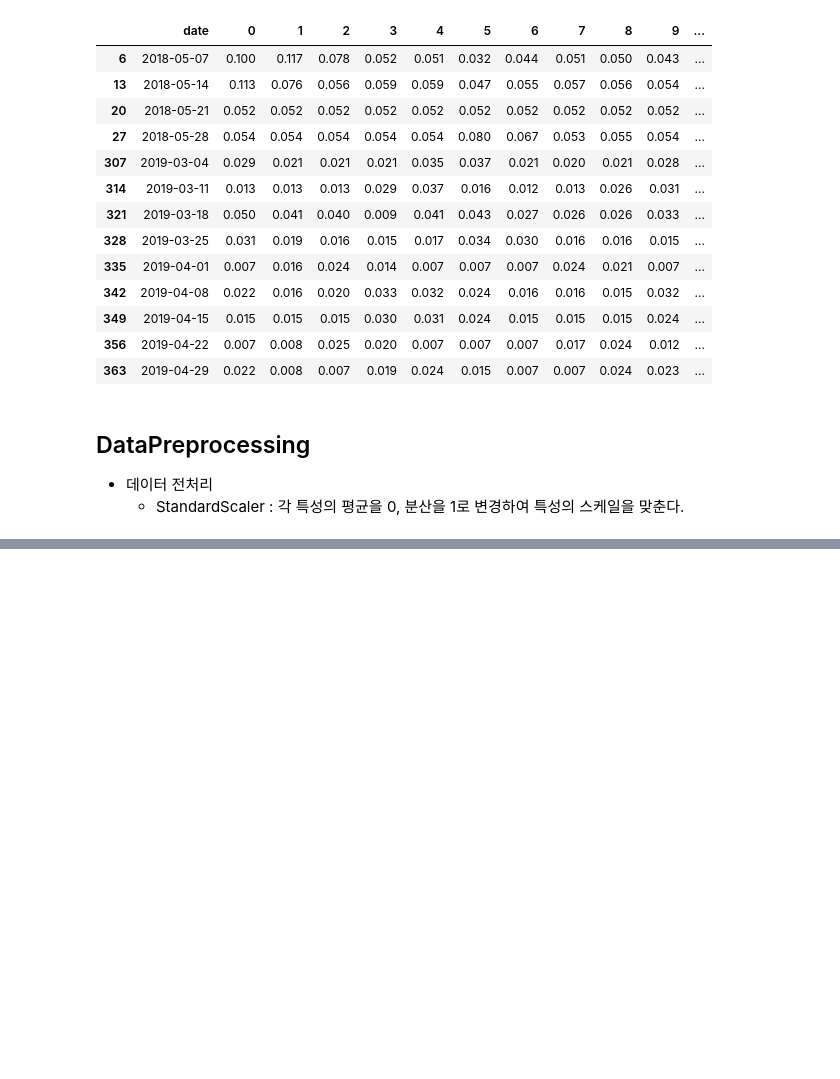
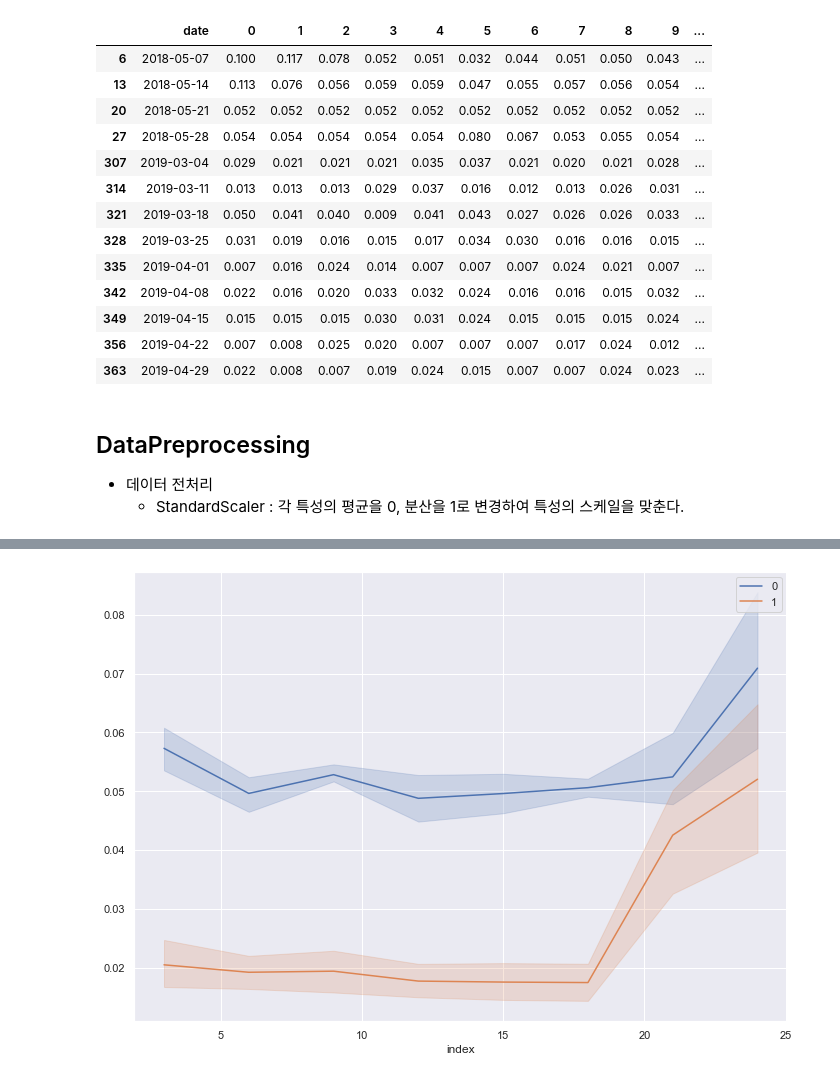
Before and after one commit to formegusto/pattern-recognition, a Jupyter notebook: 03.houself_clustering.ipynb, the cells around one changed output, grey strips where cells are left out. Saved outputs shown, nothing was run; the diff lists cells and outputs as text; code cells hidden in the pictures; blank space fills up the shorter version.

```diff
--- a/03.houself_clustering.ipynb
+++ b/03.houself_clustering.ipynb
@@ -288,0 +327,2 @@ plt.show()
+# %%
+test = tsCheck
@@ -288,0 +381,11 @@ plt.show()
+# %%
+test.iloc[0] = (test[0:12].sum() / 12)
+test.iloc[1] = (test[12:24].sum() / 12)
+test.iloc[2] = (test[24:36].sum() / 12)
+test.iloc[3] = (test[36:48].sum() / 12)
+test.iloc[4] = (test[48:60].sum() / 12)
+test.iloc[5] = (test[60:72].sum() / 12)
+test.iloc[6] = (test[72:84].sum() / 12)
+test.iloc[7] = (test[84:96].sum() / 12)
+# %%
+test = test.iloc[0:8]
@@ -288,0 +405,10 @@ plt.show()
+# %%
+
+'''
+sns.lineplot(data=test,
+             dashes=False,
+             estimator=None)
+plt.show()
+'''
+test['index'] = [3,6,9,12,15,18,21,24]
+test
@@ -288,0 +446,6 @@ plt.show()
+# %%
+sns.lineplot(data=test,
+             dashes=False)
+plt.show()
+# %% [output]
+[figure, added]
```
Also changed, not shown: parts of 26 cells of this notebook.
